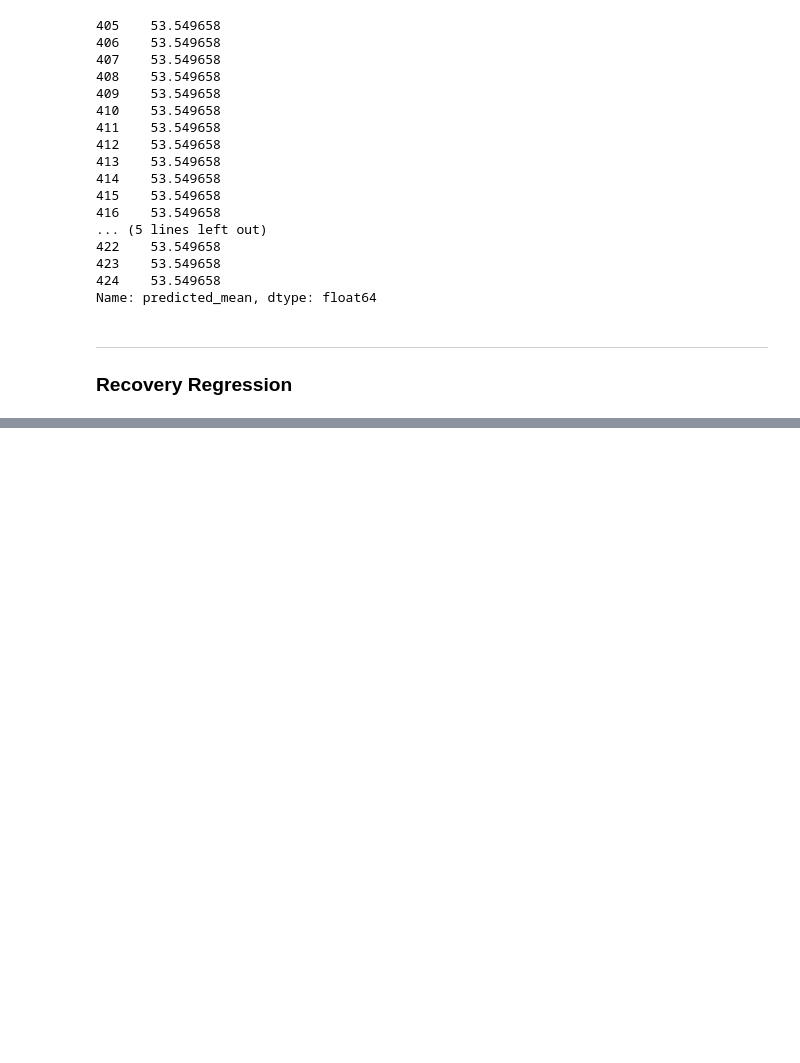
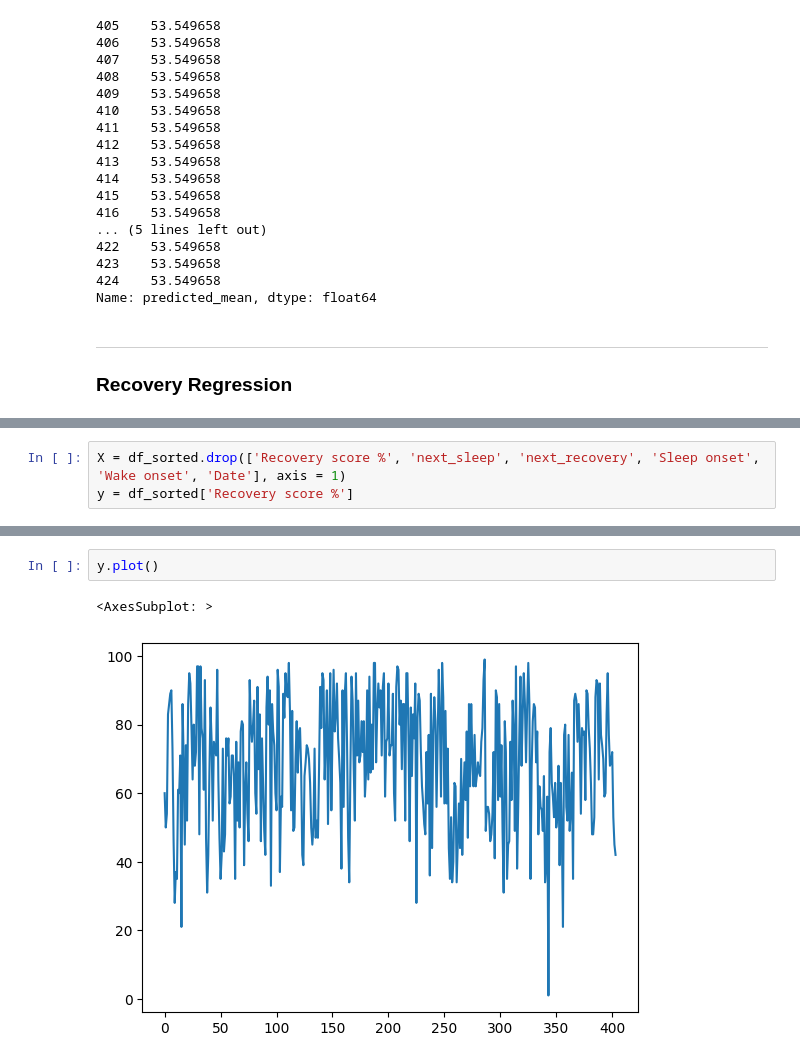
Before and after one commit to psyrgkan/Whoop_investigation, a Jupyter notebook: clean_data.ipynb, the cells around one changed output, grey strips where cells are left out. Drawn from its saved outputs; the diff is of its cells as text; blank space fills up the shorter version.

```diff
--- a/clean_data.ipynb
+++ b/clean_data.ipynb
@@ -1281,0 +1478,3 @@ Name: predicted_mean, dtype: float64
+# %%
+X = df_sorted.drop(['Recovery score %', 'next_sleep', 'next_recovery', 'Sleep onset', 'Wake onset', 'Date'], axis = 1)
+y = df_sorted['Recovery score %']
@@ -1281,0 +1551,5 @@ Name: predicted_mean, dtype: float64
+# %%
+y.plot()
+# %% [output]
+<AxesSubplot: >
+[figure, added]
```
Also changed, not shown: parts of 39 cells of this notebook, 2 other files.
